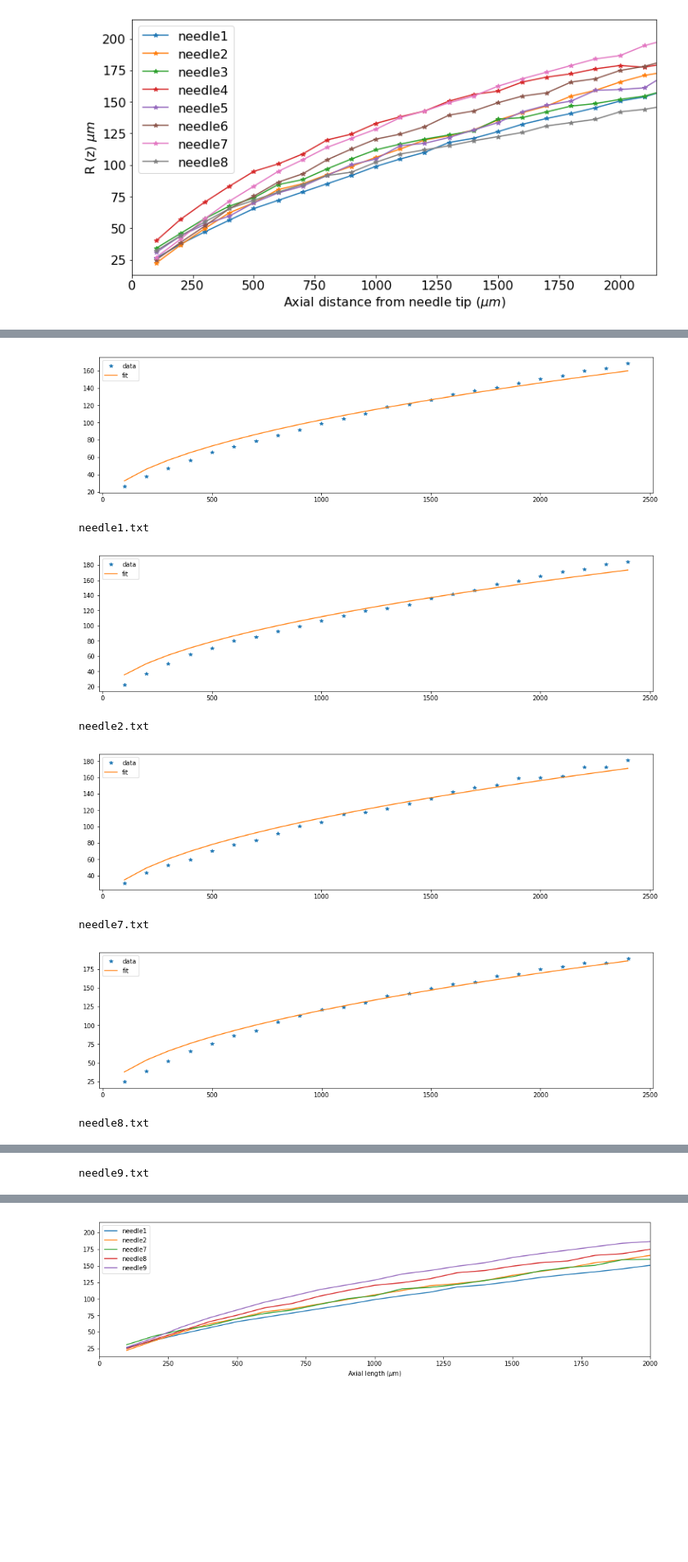
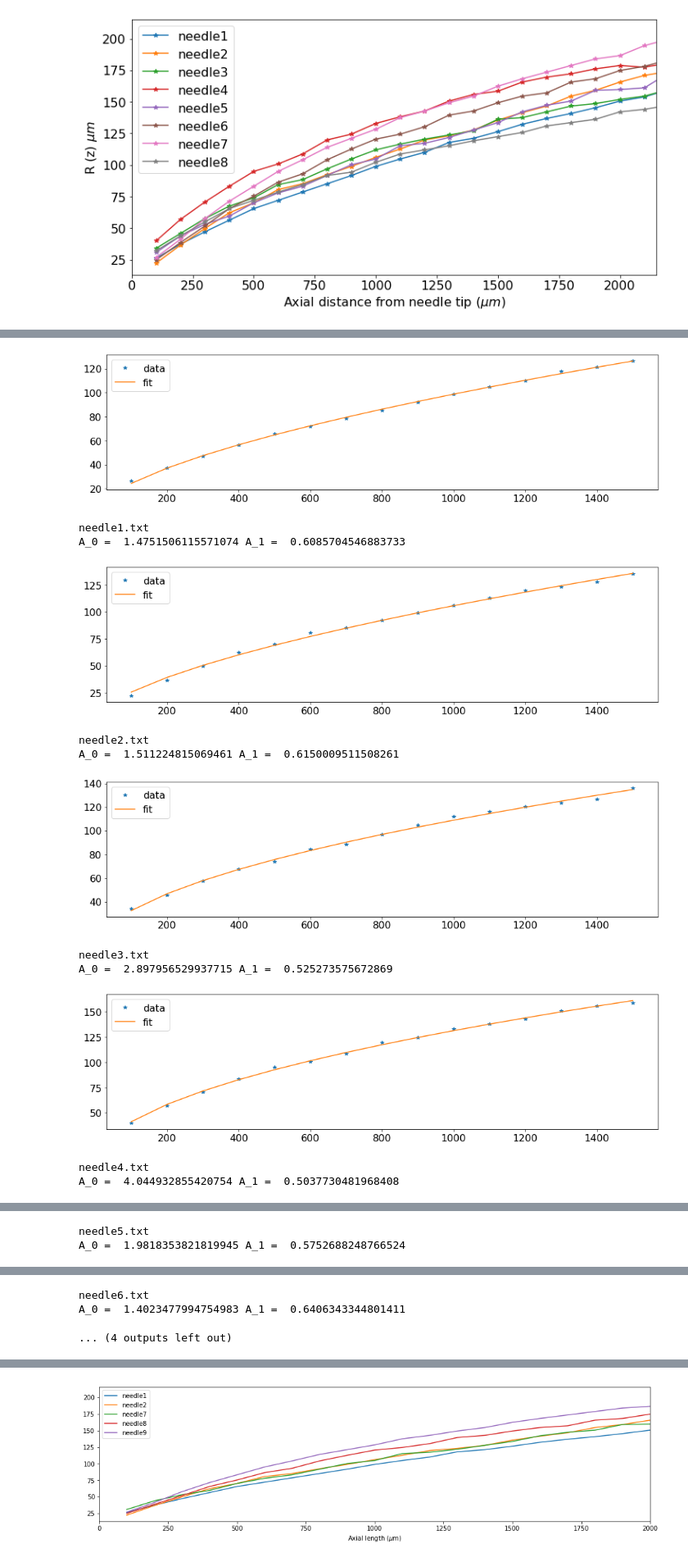
Before and after one commit to QITI/Needle_electrodes_for_ion_traps, a Jupyter notebook: data_analysis/NeedleRepeatabilityTest.ipynb, the cells around one changed output, grey strips where cells are left out. Shown: that part at 82% size. Saved outputs shown, nothing was run; the diff lists cells and outputs as text; code cells hidden in the pictures; blank space fills up the shorter version.

```diff
--- a/data_analysis/NeedleRepeatabilityTest.ipynb
+++ b/data_analysis/NeedleRepeatabilityTest.ipynb
@@ -88,10 +88,10 @@ def plot_data(z,r):
     ax.plot(z,r)
 def fit_and_plot(z,r):
     def func(z,A_0,A_1):
-        return A_0 + A_1*z**0.5
+        return A_0*z**A_1
     error = np.zeros(z.size)
     error.fill(10)
-    popt,pcov = curve_fit(func,z,r,sigma = error)
+    popt,pcov = curve_fit(func,z,r,sigma = error,bounds=(0,10))
     r_fit = func(z,*popt)
     fig = plt.figure(figsize=(16,4))
     ax = fig.add_subplot(111)
@@ -103,15 +103,22 @@ def fit_and_plot(z,r):
     print('A_0 = ', popt[0],'A_1 = ',popt[1])
     return (popt[0],popt[1])
 # %%
-for filename in os.listdir('Selected needles/'):
-    z,r = get_data('Selected needles/' + filename)
-    A = fit_and_plot(z,r)
+A= []
+for filename in os.listdir('Selected Needles 1/'):
+    z,r = get_data('Selected Needles 1/' + filename)
+    z = z[0:15]
+    r = r[0:15]
+    A.append(fit_and_plot(z,r))
 # %% [output]
-[figure, old version]
+[figure, new version]
 needle1.txt
+A_0 =  1.4751506115571074 A_1 =  0.6085704546883733
-[figure, old version]
+[figure, new version]
 needle2.txt
+A_0 =  1.511224815069461 A_1 =  0.6150009511508261
-[figure, old version]
+[figure, new version]
-needle7.txt
+needle3.txt
+A_0 =  2.897956529937715 A_1 =  0.525273575672869
-[figure, old version]
+[figure, new version]
-needle8.txt
+needle4.txt
+A_0 =  4.044932855420754 A_1 =  0.5037730481968408
@@ -119 +126,2 @@ needle8.txt
-needle9.txt
+needle5.txt
+A_0 =  1.9818353821819945 A_1 =  0.5752688248766524
@@ -119,0 +129,3 @@ needle9.txt
+needle6.txt
+A_0 =  1.4023477994754983 A_1 =  0.6406343344801411
+... (4 outputs left out)
```
Also changed, not shown: parts of 6 cells of this notebook, 39 other files.
